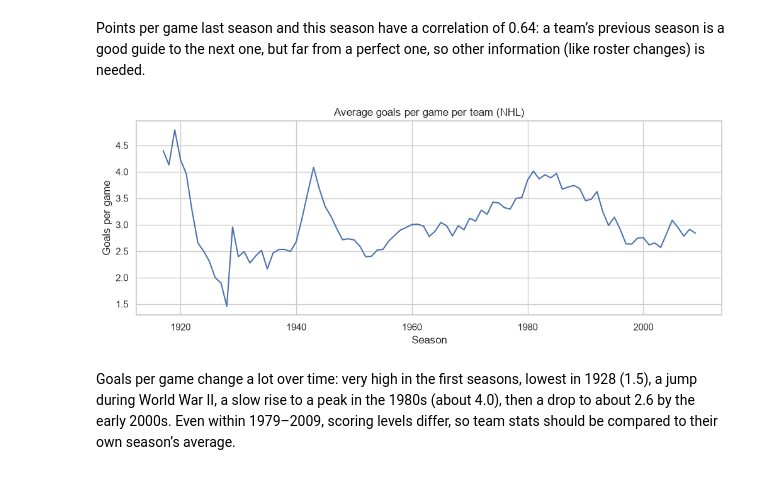
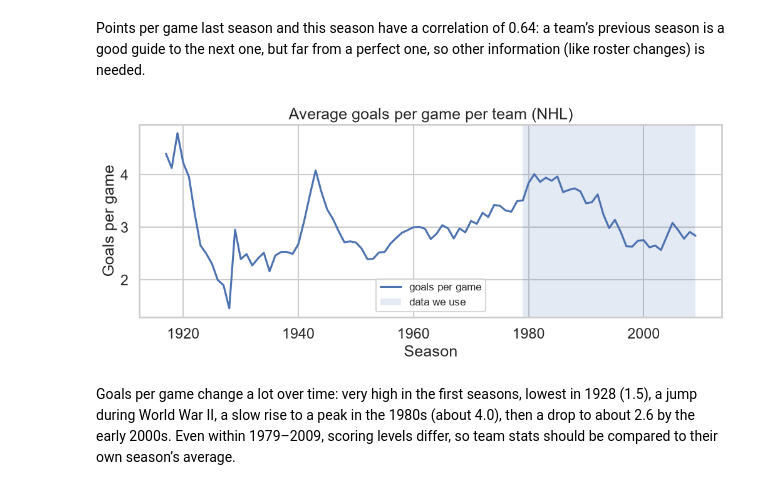
Before and after one commit to up202303702/AC, a Jupyter notebook: notebooks/01_data_overview.ipynb, the cells around one changed output. Saved outputs shown, nothing was run; the diff lists cells and outputs as text; code cells hidden in the pictures.

```diff
--- a/notebooks/01_data_overview.ipynb
+++ b/notebooks/01_data_overview.ipynb
@@ -14,7 +14,7 @@ import seaborn as sns
 from src.data_loading import load_all, overview, build_sqlite
 
 pd.set_option("display.max_columns", None)
-sns.set_theme(style="whitegrid")
+sns.set_theme(style="whitegrid", context="talk")
 FIG = Path("../figures"); FIG.mkdir(exist_ok=True)   # plots for the slides are saved here
 
 tables = load_all()
@@ -190,10 +213,13 @@ Correlation r = 0.64
 # %% [markdown]
 Points per game last season and this season have a correlation of 0.64: a team’s previous season is a good guide to the next one, but far from a perfect one, so other information (like roster changes) is needed.
 # %%
-nhl.groupby("year")["gf_per_game"].mean().plot(figsize=(12, 4))
+plt.figure(figsize=(12, 4))
+plt.plot(nhl.groupby("year")["gf_per_game"].mean(), label="goals per game")
+plt.axvspan(1979, 2009, alpha=0.15, label="data we use")
+plt.legend(fontsize=12)
 plt.title("Average goals per game per team (NHL)"); plt.ylabel("Goals per game"); plt.xlabel("Season")
 plt.savefig(FIG / "goals_per_game.png", bbox_inches="tight"); plt.show()
 # %% [output]
-[figure, old version]
+[figure, new version]
 # %% [markdown]
 Goals per game change a lot over time: very high in the first seasons, lowest in 1928 (1.5), a jump during World War II, a slow rise to a peak in the 1980s (about 4.0), then a drop to about 2.6 by the early 2000s. Even within 1979–2009, scoring levels differ, so team stats should be compared to their own season’s average.
```
Also changed, not shown: parts of 3 cells of this notebook, 6 other files.
